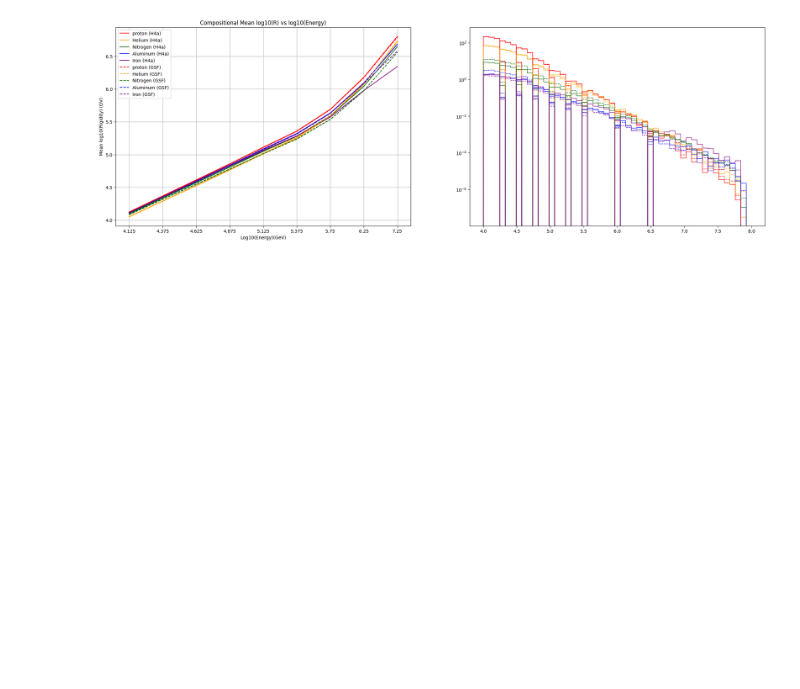
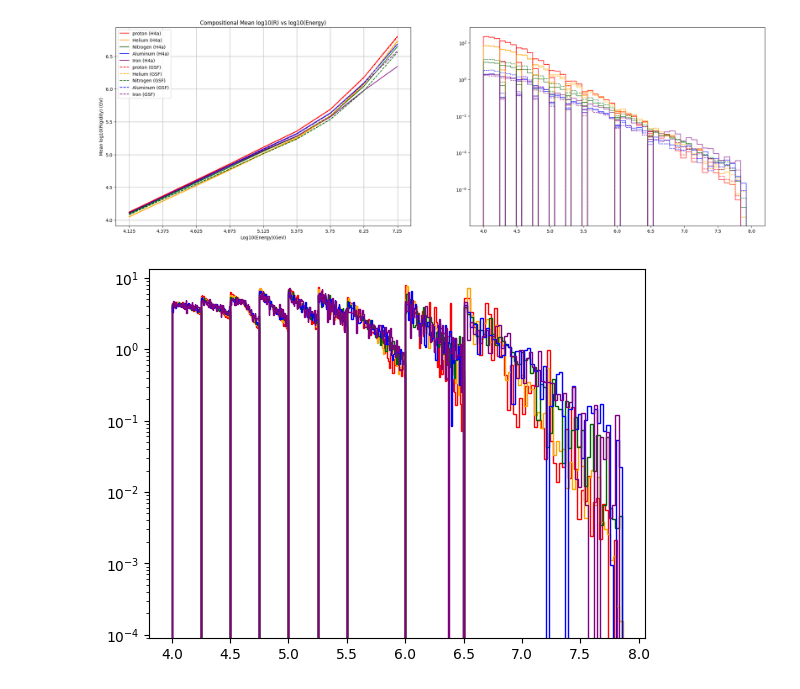
Before and after one commit to fmcnallyi3/it_anisotropy, a Jupyter notebook: rigidity/reco_energy.ipynb, the cells around one changed output. Cells and saved outputs as stored; diff of their text form; code cells hidden in the pictures; blank space fills up the shorter version.

Commit message:
updating reco_energy folder with median rigidty calculations

```diff
--- a/rigidity/reco_energy.ipynb
+++ b/rigidity/reco_energy.ipynb
@@ -514,0 +351,59 @@ plt.show()
+# %%
+# Cell that creates histograms for the median rigidity calculation pipeline
+#bins=np.linspace(4, 8, 50)
+# Plot the binned composition for GaisserH4a weight
+[pH1, binph1, pp1] = plt.hist(d['reco_energy'][np.logical_and(BINS['4.125'],pcut, qual_cut)], bins = 50, log = True, weights=d['GaisserH4a'][np.logical_and(BINS['4.125'],pcut)], color = 'red',histtype = 'step', label ='P', density=True)
+[HeH1, binhh1, ph1] = plt.hist(d['reco_energy'][np.logical_and(BINS['4.125'],Hecut, qual_cut)], bins = 50, log = True, weights=d['GaisserH4a'][np.logical_and(BINS['4.125'],Hecut)], color = 'orange',histtype = 'step', label ='He', density=True)
+[NH1, binnh1, pn1] = plt.hist(d['reco_energy'][np.logical_and(BINS['4.125'],Ncut, qual_cut)], bins = 50, log = True, weights=d['GaisserH4a'][np.logical_and(BINS['4.125'],Ncut)], color = 'darkgreen',histtype = 'step', label ='N', density=True)
+[AlH1, binah1, pa1] = plt.hist(d['reco_energy'][np.logical_and(BINS['4.125'],Alcut, qual_cut)], bins = 50, log = True, weights=d['GaisserH4a'][np.logical_and(BINS['4.125'],Alcut)], color = 'blue',histtype = 'step', label ='Al', density=True)
+[FeH1, binfh1, pf1] = plt.hist(d['reco_energy'][np.logical_and(BINS['4.125'],Fecut, qual_cut)], bins = 50, log = True, weights=d['GaisserH4a'][np.logical_and(BINS['4.125'],Fecut)], color = 'purple',histtype = 'step', label ='Fe', density=True)
+    # Plot the binned composition for GaisserH4a weight
+[pH2, binph2, pp2] = plt.hist(d['reco_energy'][np.logical_and(BINS['4.375'],pcut, qual_cut)], bins = 50, log = True, weights=d['GaisserH4a'][np.logical_and(BINS['4.375'],pcut)], color = 'red',histtype = 'step', label ='P', density=True)
+[HeH2, binhh2, ph2] = plt.hist(d['reco_energy'][np.logical_and(BINS['4.375'],Hecut, qual_cut)], bins = 50, log = True, weights=d['GaisserH4a'][np.logical_and(BINS['4.375'],Hecut)], color = 'orange',histtype = 'step', label ='He', density=True)
+[NH2, binnh2, pn2] = plt.hist(d['reco_energy'][np.logical_and(BINS['4.375'],Ncut, qual_cut)], bins = 50, log = True, weights=d['GaisserH4a'][np.logical_and(BINS['4.375'],Ncut)], color = 'darkgreen',histtype = 'step', label ='N', density=True)
+[AlH2, binah2, pa2] = plt.hist(d['reco_energy'][np.logical_and(BINS['4.375'],Alcut, qual_cut)], bins = 50, log = True, weights=d['GaisserH4a'][np.logical_and(BINS['4.375'],Alcut)], color = 'blue',histtype = 'step', label ='Al', density=True)
+[FeH2, binfh2, pf2] = plt.hist(d['reco_energy'][np.logical_and(BINS['4.375'],Fecut, qual_cut)], bins = 50, log = True, weights=d['GaisserH4a'][np.logical_and(BINS['4.375'],Fecut)], color = 'purple',histtype = 'step', label ='Fe', density=True)
+    # Plot the binned composition for GaisserH4a weight
+[pH3, binph3, pp3] = plt.hist(d['reco_energy'][np.logical_and(BINS['4.625'],pcut, qual_cut)], bins = 50, log = True, weights=d['GaisserH4a'][np.logical_and(BINS['4.625'],pcut)], color = 'red',histtype = 'step', label ='P', density=True)
+[HeH3, binhh3, ph3] = plt.hist(d['reco_energy'][np.logical_and(BINS['4.625'],Hecut, qual_cut)], bins = 50, log = True, weights=d['GaisserH4a'][np.logical_and(BINS['4.625'],Hecut)], color = 'orange',histtype = 'step', label ='He', density=True)
+[NH3, binnh3, pn3] = plt.hist(d['reco_energy'][np.logical_and(BINS['4.625'],Ncut, qual_cut)], bins = 50, log = True, weights=d['GaisserH4a'][np.logical_and(BINS['4.625'],Ncut)], color = 'darkgreen',histtype = 'step', label ='N', density=True)
+[AlH3, binah3, pa3] = plt.hist(d['reco_energy'][np.logical_and(BINS['4.625'],Alcut, qual_cut)], bins = 50, log = True, weights=d['GaisserH4a'][np.logical_and(BINS['4.625'],Alcut)], color = 'blue',histtype = 'step', label ='Al', density=True)
+[FeH3, binfh3, pf3] = plt.hist(d['reco_energy'][np.logical_and(BINS['4.625'],Fecut, qual_cut)], bins = 50, log = True, weights=d['GaisserH4a'][np.logical_and(BINS['4.625'],Fecut)], color = 'purple',histtype = 'step', label ='Fe', density=True)
+    # Plot the binned composition for GaisserH4a weight
+[pH4, binph4, pp4] = plt.hist(d['reco_energy'][np.logical_and(BINS['4.875'],pcut, qual_cut)], bins = 50, log = True, weights=d['GaisserH4a'][np.logical_and(BINS['4.875'],pcut)], color = 'red',histtype = 'step', label ='P', density=True)
+[HeH4, binhh4, ph4] = plt.hist(d['reco_energy'][np.logical_and(BINS['4.875'],Hecut, qual_cut)], bins = 50, log = True, weights=d['GaisserH4a'][np.logical_and(BINS['4.875'],Hecut)], color = 'orange',histtype = 'step', label ='He', density=True)
+[NH4, binnh4, pn4] = plt.hist(d['reco_energy'][np.logical_and(BINS['4.875'],Ncut, qual_cut)], bins = 50, log = True, weights=d['GaisserH4a'][np.logical_and(BINS['4.875'],Ncut)], color = 'darkgreen',histtype = 'step', label ='N', density=True)
+[AlH4, binah4, pa4] = plt.hist(d['reco_energy'][np.logical_and(BINS['4.875'],Alcut, qual_cut)], bins = 50, log = True, weights=d['GaisserH4a'][np.logical_and(BINS['4.875'],Alcut)], color = 'blue',histtype = 'step', label ='Al', density=True)
+[FeH4, binfh4, pf] = plt.hist(d['reco_energy'][np.logical_and(BINS['4.875'],Fecut, qual_cut)], bins = 50, log = True, weights=d['GaisserH4a'][np.logical_and(BINS['4.875'],Fecut)], color = 'purple',histtype = 'step', label ='Fe', density=True)
+    # Plot the binned composition for GaisserH4a weight
+[pH5, binph5, pp5] = plt.hist(d['reco_energy'][np.logical_and(BINS['5.125'],pcut, qual_cut)], bins = 50, log = True, weights=d['GaisserH4a'][np.logical_and(BINS['5.125'],pcut)], color = 'red',histtype = 'step', label ='P', density=True)
+[HeH5, binhh5, ph5] = plt.hist(d['reco_energy'][np.logical_and(BINS['5.125'],Hecut, qual_cut)], bins = 50, log = True, weights=d['GaisserH4a'][np.logical_and(BINS['5.125'],Hecut)], color = 'orange',histtype = 'step', label ='He', density=True)
+[NH5, binnh5, pn5] = plt.hist(d['reco_energy'][np.logical_and(BINS['5.125'],Ncut, qual_cut)], bins = 50, log = True, weights=d['GaisserH4a'][np.logical_and(BINS['5.125'],Ncut)], color = 'darkgreen',histtype = 'step', label ='N', density=True)
+[AlH5, binah5, pa5] = plt.hist(d['reco_energy'][np.logical_and(BINS['5.125'],Alcut, qual_cut)], bins = 50, log = True, weights=d['GaisserH4a'][np.logical_and(BINS['5.125'],Alcut)], color = 'blue',histtype = 'step', label ='Al', density=True)
+[FeH5, binfh5, pf5] = plt.hist(d['reco_energy'][np.logical_and(BINS['5.125'],Fecut, qual_cut)], bins = 50, log = True, weights=d['GaisserH4a'][np.logical_and(BINS['5.125'],Fecut)], color = 'purple',histtype = 'step', label ='Fe', density=True)
+    # Plot the binned composition for GaisserH4a weight
+[pH6, binph6, pp6] = plt.hist(d['reco_energy'][np.logical_and(BINS['5.375'],pcut, qual_cut)], bins = 50, log = True, weights=d['GaisserH4a'][np.logical_and(BINS['5.375'],pcut)], color = 'red',histtype = 'step', label ='P', density=True)
+[HeH6, binhh6, ph6] = plt.hist(d['reco_energy'][np.logical_and(BINS['5.375'],Hecut, qual_cut)], bins = 50, log = True, weights=d['GaisserH4a'][np.logical_and(BINS['5.375'],Hecut)], color = 'orange',histtype = 'step', label ='He', density=True)
+[NH6, binnh6, pn6] = plt.hist(d['reco_energy'][np.logical_and(BINS['5.375'],Ncut, qual_cut)], bins = 50, log = True, weights=d['GaisserH4a'][np.logical_and(BINS['5.375'],Ncut)], color = 'darkgreen',histtype = 'step', label ='N', density=True)
+[AlH6, binah6, pa6] = plt.hist(d['reco_energy'][np.logical_and(BINS['5.375'],Alcut, qual_cut)], bins = 50, log = True, weights=d['GaisserH4a'][np.logical_and(BINS['5.375'],Alcut)], color = 'blue',histtype = 'step', label ='Al', density=True)
+[FeH6, binfh6, pf6] = plt.hist(d['reco_energy'][np.logical_and(BINS['5.375'],Fecut, qual_cut)], bins = 50, log = True, weights=d['GaisserH4a'][np.logical_and(BINS['5.375'],Fecut)], color = 'purple',histtype = 'step', label ='Fe', density=True)
+    # Plot the binned composition for GaisserH4a weight
+[pH7, binph7, pp7] = plt.hist(d['reco_energy'][np.logical_and(BINS['5.75'],pcut, qual_cut)], bins = 50, log = True, weights=d['GaisserH4a'][np.logical_and(BINS['5.75'],pcut)], color = 'red',histtype = 'step', label ='P', density=True)
+[HeH7, binhh7, ph7] = plt.hist(d['reco_energy'][np.logical_and(BINS['5.75'],Hecut, qual_cut)], bins = 50, log = True, weights=d['GaisserH4a'][np.logical_and(BINS['5.75'],Hecut)], color = 'orange',histtype = 'step', label ='He', density=True)
+[NH7, binnh7, pn7] = plt.hist(d['reco_energy'][np.logical_and(BINS['5.75'],Ncut, qual_cut)], bins = 50, log = True, weights=d['GaisserH4a'][np.logical_and(BINS['5.75'],Ncut)], color = 'darkgreen',histtype = 'step', label ='N', density=True)
+[AlH7, binah7, pa7] = plt.hist(d['reco_energy'][np.logical_and(BINS['5.75'],Alcut, qual_cut)], bins = 50, log = True, weights=d['GaisserH4a'][np.logical_and(BINS['5.75'],Alcut)], color = 'blue',histtype = 'step', label ='Al', density=True)
+[FeH7, binfh7, pf7] = plt.hist(d['reco_energy'][np.logical_and(BINS['5.75'],Fecut, qual_cut)], bins = 50, log = True, weights=d['GaisserH4a'][np.logical_and(BINS['5.75'],Fecut)], color = 'purple',histtype = 'step', label ='Fe', density=True)
+    # Plot the binned composition for GaisserH4a weight
+[pH8, binph8, pp8] = plt.hist(d['reco_energy'][np.logical_and(BINS['6.25'],pcut, qual_cut)], bins = 50, log = True, weights=d['GaisserH4a'][np.logical_and(BINS['6.25'],pcut)], color = 'red',histtype = 'step', label ='P', density=True)
+[HeH8, binhh8, ph8] = plt.hist(d['reco_energy'][np.logical_and(BINS['6.25'],Hecut, qual_cut)], bins = 50, log = True, weights=d['GaisserH4a'][np.logical_and(BINS['6.25'],Hecut)], color = 'orange',histtype = 'step', label ='He', density=True)
+[NH8, binnh8, pn8] = plt.hist(d['reco_energy'][np.logical_and(BINS['6.25'],Ncut, qual_cut)], bins = 50, log = True, weights=d['GaisserH4a'][np.logical_and(BINS['6.25'],Ncut)], color = 'darkgreen',histtype = 'step', label ='N', density=True)
+[AlH8, binah8, pa8] = plt.hist(d['reco_energy'][np.logical_and(BINS['6.25'],Alcut, qual_cut)], bins = 50, log = True, weights=d['GaisserH4a'][np.logical_and(BINS['6.25'],Alcut)], color = 'blue',histtype = 'step', label ='Al', density=True)
+[FeH8, binfh8, pf8] = plt.hist(d['reco_energy'][np.logical_and(BINS['6.25'],Fecut, qual_cut)], bins = 50, log = True, weights=d['GaisserH4a'][np.logical_and(BINS['6.25'],Fecut)], color = 'purple',histtype = 'step', label ='Fe', density=True)
+    # Plot the binned composition for GaisserH4a weight
+[pH9, binph9, pp9] = plt.hist(d['reco_energy'][np.logical_and(BINS['7.25'],pcut, qual_cut)], bins = 50, log = True, weights=d['GaisserH4a'][np.logical_and(BINS['7.25'],pcut)], color = 'red',histtype = 'step', label ='P', density=True)
+[HeH9, binhh9, ph9] = plt.hist(d['reco_energy'][np.logical_and(BINS['7.25'],Hecut, qual_cut)], bins = 50, log = True, weights=d['GaisserH4a'][np.logical_and(BINS['7.25'],Hecut)], color = 'orange',histtype = 'step', label ='He', density=True)
+[NH9, binnh9, pn9] = plt.hist(d['reco_energy'][np.logical_and(BINS['7.25'],Ncut, qual_cut)], bins = 50, log = True, weights=d['GaisserH4a'][np.logical_and(BINS['7.25'],Ncut)], color = 'darkgreen',histtype = 'step', label ='N', density=True)
+[AlH9, binah9, pa9] = plt.hist(d['reco_energy'][np.logical_and(BINS['7.25'],Alcut, qual_cut)], bins = 50, log = True, weights=d['GaisserH4a'][np.logical_and(BINS['7.25'],Alcut)], color = 'blue',histtype = 'step', label ='Al', density=True)
+[FeH9, binfh9, pf9] = plt.hist(d['reco_energy'][np.logical_and(BINS['7.25'],Fecut, qual_cut)], bins = 50, log = True, weights=d['GaisserH4a'][np.logical_and(BINS['7.25'],Fecut)], color = 'purple',histtype = 'step', label ='Fe', density=True)
+# %% [output]
+[figure, added]
```
Also changed, not shown: parts of 26 cells of this notebook, 1 other file.
